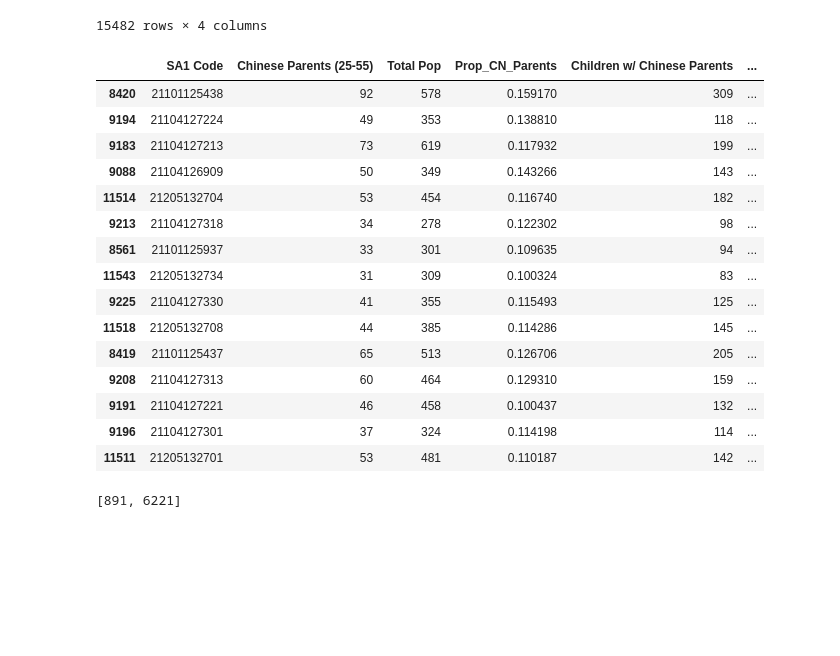
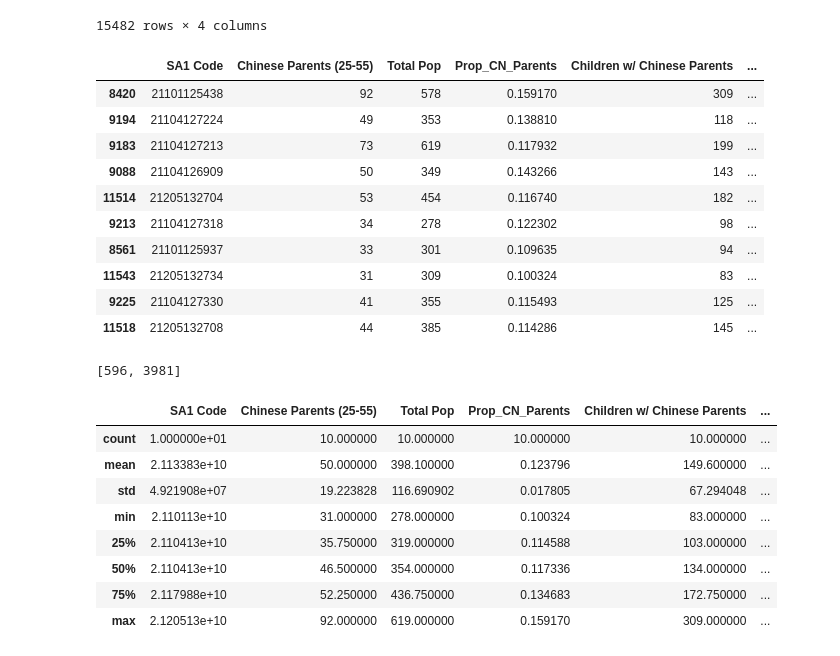
Before and after one commit to JQ4386/marketing_analysis, a Jupyter notebook: data.ipynb, the cells around one changed output. Cells and saved outputs as stored; diff of their text form; code cells hidden in the pictures; blank space fills up the shorter version.

```diff
--- a/data.ipynb
+++ b/data.ipynb
@@ -143,40 +252,47 @@ combined_df['Score'] = (combined_df['Prop_CN_Parents_z'] * 0.55 +
 # sa3_region_df = pd.read_csv("./SA3 Region - Sheet1.csv")
 # valid_SA3 = sa3_region_df['SA3s within 20km Radius'].tolist()
 
 # # filtered combined_df to only keep rows which have SA3 values in the valid SA3 list
 # valid_regions = combined_df[combined_df['SA1 Code'].astype(str).str.startswith(tuple(str(num) for num in valid_SA3))]
 # valid_regions
 
 # # made a list of all valid SA2 regions
 sa2_region_df = pd.read_csv("./SA2s - Sheet1.csv")
 valid_SA2 = sa2_region_df["SA2 Code"].tolist()
 valid_SA2
 
 # filtered combined_df to only keep rows which have SA2 values in the valid SA2 list
 valid_regions = combined_df[combined_df['SA1 Code'].astype(str).str.startswith(tuple(str(num) for num in valid_SA2))]
 valid_regions
 
 # sort by score and select top 20
-top_regions = valid_regions.sort_values('Score', ascending=False).head(15)
+top_regions = valid_regions.sort_values('Score', ascending=False).head(10)
 top_regions
 # %% [output]
 |  | SA1 Code | Chinese Parents (25-55) | Total Pop | Prop_CN_Parents | Children w/ Chinese Parents | ... |
 | 8420 | 21101125438 | 92 | 578 | 0.159170 | 309 | ... |
 | 9194 | 21104127224 | 49 | 353 | 0.138810 | 118 | ... |
 | 9183 | 21104127213 | 73 | 619 | 0.117932 | 199 | ... |
 | 9088 | 21104126909 | 50 | 349 | 0.143266 | 143 | ... |
 | 11514 | 21205132704 | 53 | 454 | 0.116740 | 182 | ... |
 | 9213 | 21104127318 | 34 | 278 | 0.122302 | 98 | ... |
 | 8561 | 21101125937 | 33 | 301 | 0.109635 | 94 | ... |
 | 11543 | 21205132734 | 31 | 309 | 0.100324 | 83 | ... |
 | 9225 | 21104127330 | 41 | 355 | 0.115493 | 125 | ... |
 | 11518 | 21205132708 | 44 | 385 | 0.114286 | 145 | ... |
-| 8419 | 21101125437 | 65 | 513 | 0.126706 | 205 | ... |
-| 9208 | 21104127313 | 60 | 464 | 0.129310 | 159 | ... |
-| 9191 | 21104127221 | 46 | 458 | 0.100437 | 132 | ... |
-| 9196 | 21104127301 | 37 | 324 | 0.114198 | 114 | ... |
-| 11511 | 21205132701 | 53 | 481 | 0.110187 | 142 | ... |
 # %%
 [top_regions["Total"].sum(), top_regions["Total Pop"].sum()]
 # %% [output]
-[891, 6221]
+[596, 3981]
+# %%
+top_regions.describe()
+# %% [output]
+|  | SA1 Code | Chinese Parents (25-55) | Total Pop | Prop_CN_Parents | Children w/ Chinese Parents | ... |
+| count | 1.000000e+01 | 10.000000 | 10.000000 | 10.000000 | 10.000000 | ... |
+| mean | 2.113383e+10 | 50.000000 | 398.100000 | 0.123796 | 149.600000 | ... |
+| std | 4.921908e+07 | 19.223828 | 116.690902 | 0.017805 | 67.294048 | ... |
+| min | 2.110113e+10 | 31.000000 | 278.000000 | 0.100324 | 83.000000 | ... |
+| 25% | 2.110413e+10 | 35.750000 | 319.000000 | 0.114588 | 103.000000 | ... |
+| 50% | 2.110413e+10 | 46.500000 | 354.000000 | 0.117336 | 134.000000 | ... |
+| 75% | 2.117988e+10 | 52.250000 | 436.750000 | 0.134683 | 172.750000 | ... |
+| max | 2.120513e+10 | 92.000000 | 619.000000 | 0.159170 | 309.000000 | ... |
```
Also changed, not shown: parts of 6 cells of this notebook, 2 other files.
